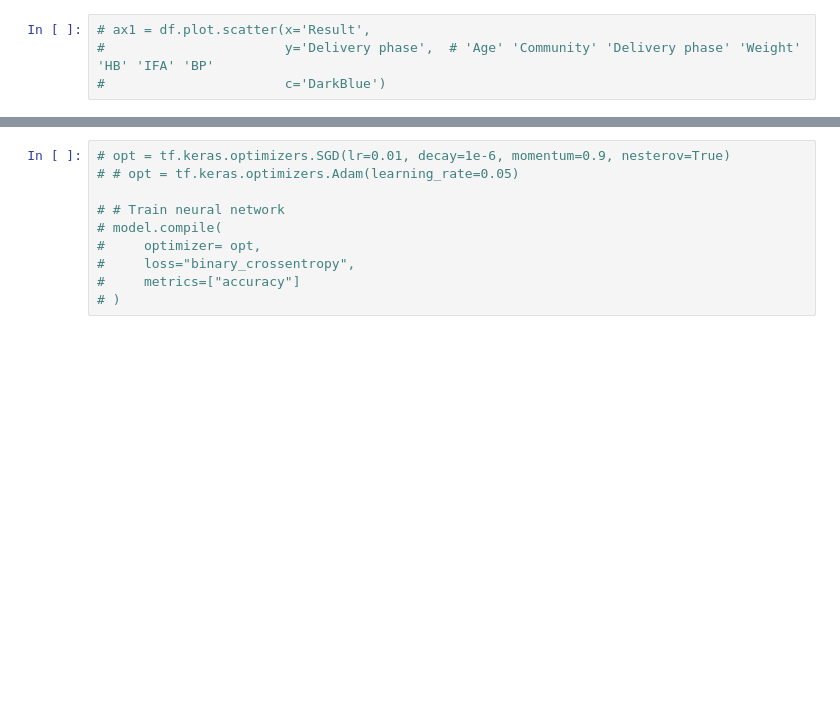
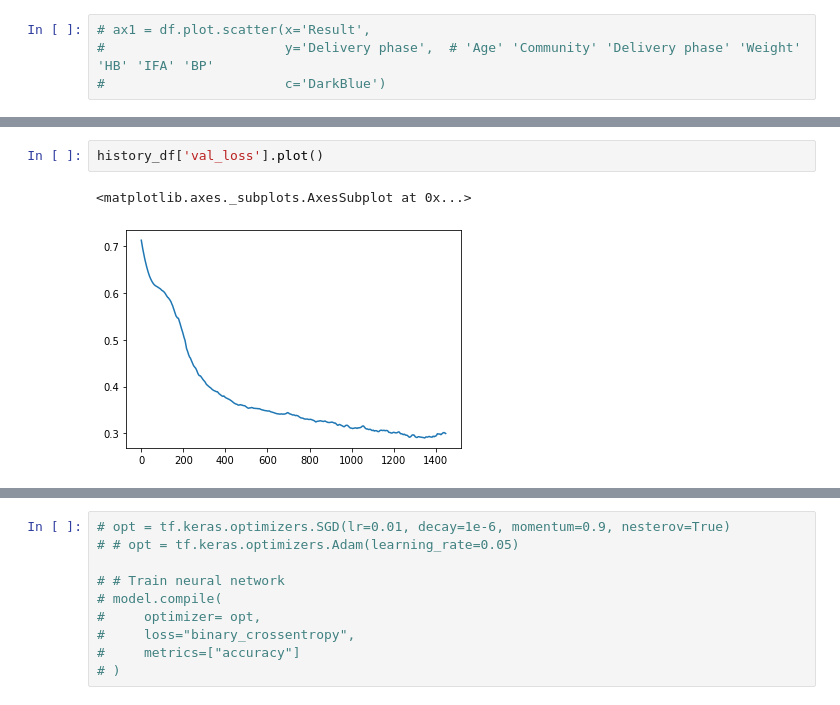
Before and after one commit to sujanchegu/MI-UE18CS303, a Jupyter notebook: A3/Model_rc.ipynb, the cells around one changed output, grey strips where cells are left out. Drawn from its saved outputs; the diff is of its cells as text; blank space fills up the shorter version.

```diff
--- a/A3/Model_rc.ipynb
+++ b/A3/Model_rc.ipynb
@@ -140,0 +214,5 @@ model = tf.keras.models.Sequential([
+# %%
+history_df['val_loss'].plot()
+# %% [output]
+<matplotlib.axes._subplots.AxesSubplot at 0x...>
+[figure, added]
```
Also changed, not shown: parts of 39 cells of this notebook.
